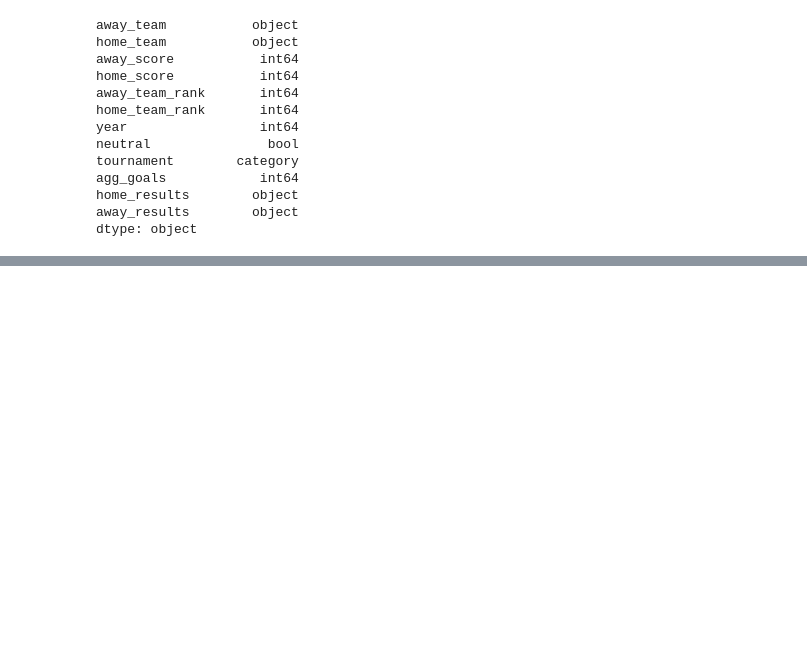
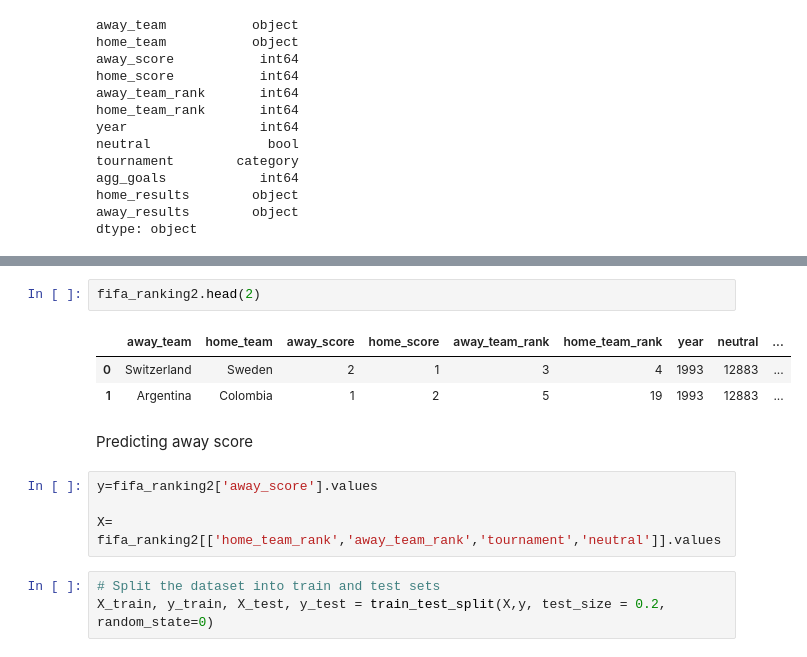
Before and after one commit to UnplugCharger/Week-6-IP, a Jupyter notebook: Week6_Ip_FINAL.ipynb, the cells around one changed output, grey strips where cells are left out. Cells and saved outputs as stored; diff of their text form; blank space fills up the shorter version.

```diff
--- a/Week6_Ip_FINAL.ipynb
+++ b/Week6_Ip_FINAL.ipynb
@@ -598,0 +696,15 @@ dtype: object
+# %%
+fifa_ranking2.head(2)
+# %% [output]
+|  | away_team | home_team | away_score | home_score | away_team_rank | home_team_rank | year | neutral | ... |
+| 0 | Switzerland | Sweden | 2 | 1 | 3 | 4 | 1993 | 12883 | ... |
+| 1 | Argentina | Colombia | 1 | 2 | 5 | 19 | 1993 | 12883 | ... |
+# %% [markdown]
+Predicting away score
+# %%
+y=fifa_ranking2['away_score'].values
+
+X= fifa_ranking2[['home_team_rank','away_team_rank','tournament','neutral']].values
+# %%
+# Split the dataset into train and test sets
+X_train, y_train, X_test, y_test = train_test_split(X,y, test_size = 0.2, random_state=0)
```
Also changed, not shown: parts of 29 cells of this notebook.
